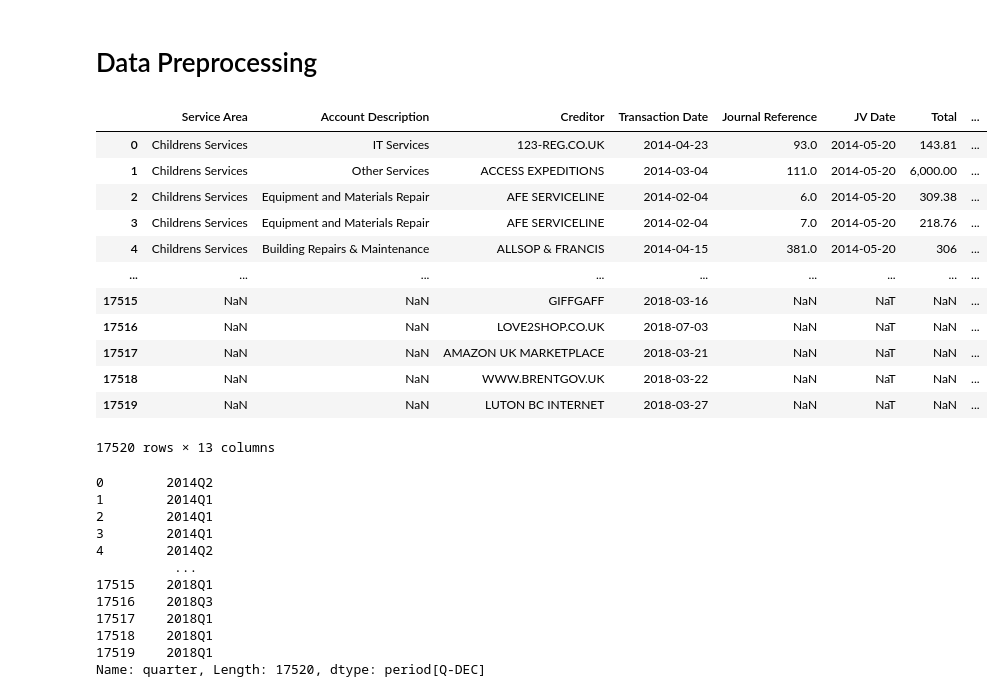
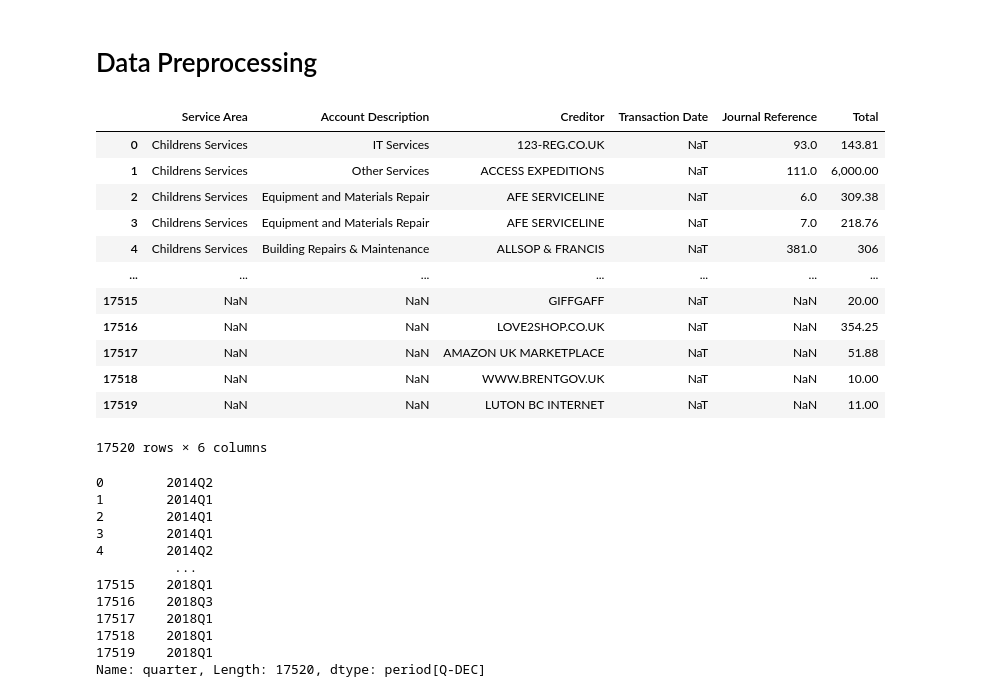
Before and after one commit to rachit-bhatt/Barnet-Borough-Credit-Card-Insights, a Jupyter notebook: Barnet Borough Credit Card Insights.ipynb, the cells around one changed output. Drawn from its saved outputs; the diff is of its cells as text; code cells hidden in the pictures.

Commit message:
Data Preprocessing

```diff
--- a/Barnet Borough Credit Card Insights.ipynb
+++ b/Barnet Borough Credit Card Insights.ipynb
@@ -50,7 +53,7 @@ class Data:
         # Loads the data for various `path`s.
         return read_csv(path)
 
-    def fix_feature_names(self, new_feature_names : list[dict] = list()):
+    def fix_feature_names(self, new_feature_names : list[dict] = list()) -> None:
 
         # Counter for iterating over the specific dataset in the list.
         iteration = 0
@@ -64,19 +67,39 @@ class Data:
             # Cyling through each iteration.
             iteration += 1
 
-    def convert_to_datetime(self):
+    def convert_to_float(self, feature_names : list[str] = list()) -> None:
+
+        # Iterating over each dataset.
+        for column in self.dataset.columns:
+
+            # If the column exist in the feature set provided.
+            if column in feature_names:
+
+                try:
+                    # Convert it to a float instance.
+                    self.dataset[column] = self.dataset[column].astype(float)
+
+                except ValueError as ve:
+
+                    # When the value contains commas.
+                    if str(ve).__contains__('could not convert string to float'):
+
+                        # Replace those commas with an empty string.
+                        self.dataset[column] = self.dataset[column].str.replace(',', '').astype(float)
+
+    def convert_to_datetime(self, feature_names : list[str] = list()) -> None:
 
         # Iterating over each dataset.
         for data in self.data:
 
-            # Iterating over each column.
-            for column in data.columns:
+            # Iterating over each field.
+            for column in feature_names:
 
                 # If the column name contains a word Date in it.
                 if column.__contains__('Date'):
 
                     # Convert it to a datetime instance.
-                    data[column] = to_datetime(data[column])
+                    data[column] = to_datetime(data[column], format = '%d/%m/%y', errors = 'coerce')
 
     def merge_data(self) -> DataFrame:
 
@@ -256,7 +305,8 @@ pcd.fix_feature_names(new_feature_names = [
 # Manually fixing the feature-name missed in the first trail of complex operation.
 pcd.data[3].rename({
     'Merchant Name' : 'Creditor',
-    'Posting Date' : 'Journal Date'
+    'Posting Date' : 'Journal Date',
+    'Transaction Amount' : 'Total'
 }, axis = 1, inplace = True)
 
 pcd.data[3].columns
@@ -288,0 +318,4 @@ pcd.data
+# %%
+# Keeping columns for analysis and removing remaining features.
+pcd.data[3] = pcd.data[3][['Creditor', 'Transaction Date', 'Total']]
+pcd.data[3]
@@ -288,0 +336,4 @@ pcd.data
+# %%
+# Disregarding JV Date.
+pcd.data[0].drop('JV Date', axis = 1, inplace = True)
+pcd.data[0]
@@ -321,23 +447,22 @@ pcd.dataset.describe()
 # Data Preprocessing
 # %%
 # Converting the dates in Pandas DateTime instance.
-pcd.dataset['Transaction Date'] = to_datetime(pcd.dataset['Transaction Date'], format = '%Y/%m/%d', errors = 'coerce')
-pcd.dataset['Journal Date'] = to_datetime(pcd.dataset['Journal Date'], format = '%Y/%m/%d', errors = 'coerce')
+pcd.dataset['Transaction Date'] = to_datetime(pcd.dataset['Transaction Date'], format = '%d/%m/%y', errors = 'coerce')
 pcd.dataset
 # %% [output]
-|  | Service Area | Account Description | Creditor | Transaction Date | Journal Reference | JV Date | Total | ... |
-| 0 | Childrens Services | IT Services | 123-REG.CO.UK | 2014-04-23 | 93.0 | 2014-05-20 | 143.81 | ... |
-| 1 | Childrens Services | Other Services | ACCESS EXPEDITIONS | 2014-03-04 | 111.0 | 2014-05-20 | 6,000.00 | ... |
-| 2 | Childrens Services | Equipment and Materials Repair | AFE SERVICELINE | 2014-02-04 | 6.0 | 2014-05-20 | 309.38 | ... |
-| 3 | Childrens Services | Equipment and Materials Repair | AFE SERVICELINE | 2014-02-04 | 7.0 | 2014-05-20 | 218.76 | ... |
-| 4 | Childrens Services | Building Repairs & Maintenance | ALLSOP & FRANCIS | 2014-04-15 | 381.0 | 2014-05-20 | 306 | ... |
-| ... | ... | ... | ... | ... | ... | ... | ... | ... |
-| 17515 | NaN | NaN | GIFFGAFF | 2018-03-16 | NaN | NaT | NaN | ... |
-| 17516 | NaN | NaN | LOVE2SHOP.CO.UK | 2018-07-03 | NaN | NaT | NaN | ... |
-| 17517 | NaN | NaN | AMAZON UK MARKETPLACE | 2018-03-21 | NaN | NaT | NaN | ... |
-| 17518 | NaN | NaN | WWW.BRENTGOV.UK | 2018-03-22 | NaN | NaT | NaN | ... |
-| 17519 | NaN | NaN | LUTON BC INTERNET | 2018-03-27 | NaN | NaT | NaN | ... |
+|  | Service Area | Account Description | Creditor | Transaction Date | Journal Reference | Total |
+| 0 | Childrens Services | IT Services | 123-REG.CO.UK | NaT | 93.0 | 143.81 |
+| 1 | Childrens Services | Other Services | ACCESS EXPEDITIONS | NaT | 111.0 | 6,000.00 |
+| 2 | Childrens Services | Equipment and Materials Repair | AFE SERVICELINE | NaT | 6.0 | 309.38 |
+| 3 | Childrens Services | Equipment and Materials Repair | AFE SERVICELINE | NaT | 7.0 | 218.76 |
+| 4 | Childrens Services | Building Repairs & Maintenance | ALLSOP & FRANCIS | NaT | 381.0 | 306 |
+| ... | ... | ... | ... | ... | ... | ... |
+| 17515 | NaN | NaN | GIFFGAFF | NaT | NaN | 20.00 |
+| 17516 | NaN | NaN | LOVE2SHOP.CO.UK | NaT | NaN | 354.25 |
+| 17517 | NaN | NaN | AMAZON UK MARKETPLACE | NaT | NaN | 51.88 |
+| 17518 | NaN | NaN | WWW.BRENTGOV.UK | NaT | NaN | 10.00 |
+| 17519 | NaN | NaN | LUTON BC INTERNET | NaT | NaN | 11.00 |
-17520 rows × 13 columns
+17520 rows × 6 columns
 # %%
 # Quarter of Transaction Date.
 pcd.dataset['quarter'] = pcd.dataset['Transaction Date'].dt.to_period('Q').dropna()
```
Also changed, not shown: parts of 18 cells of this notebook.
